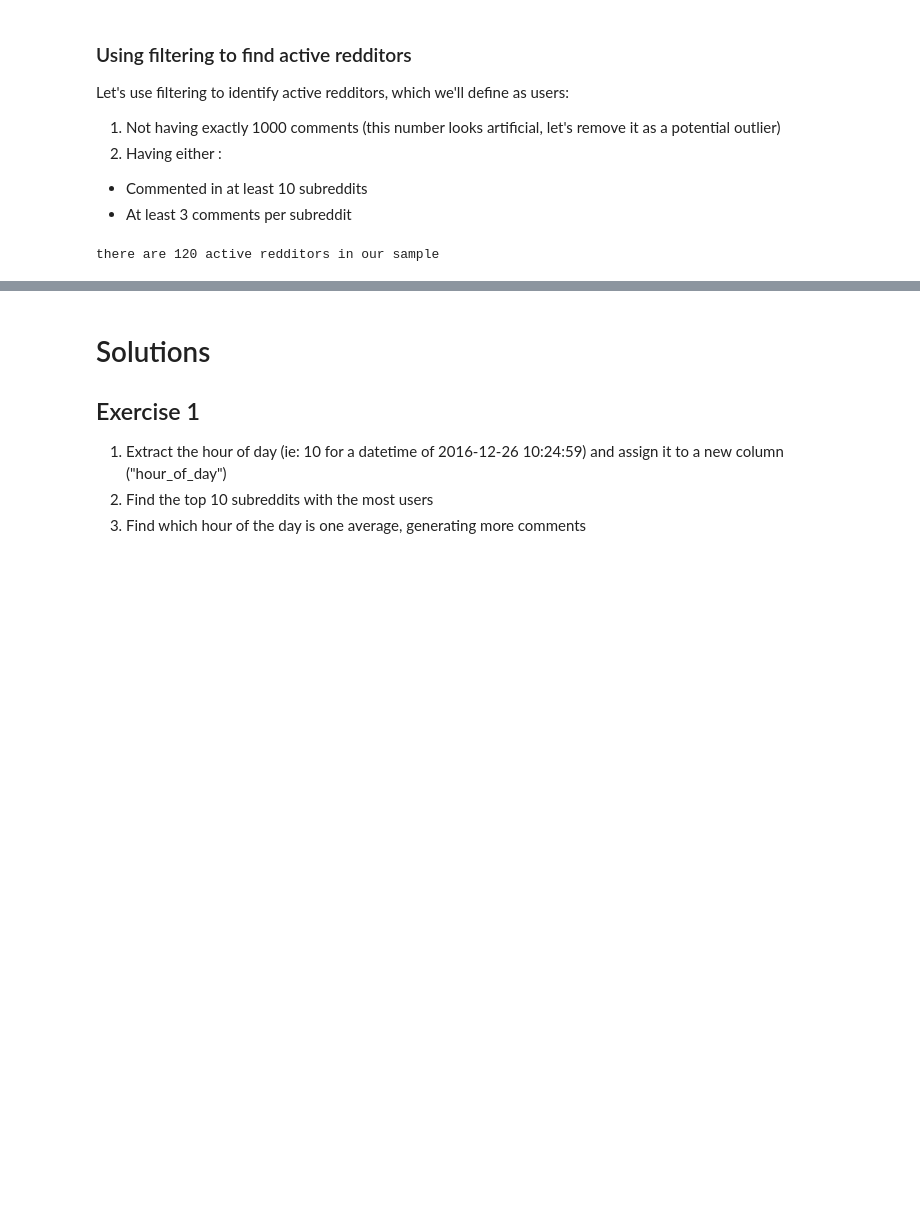
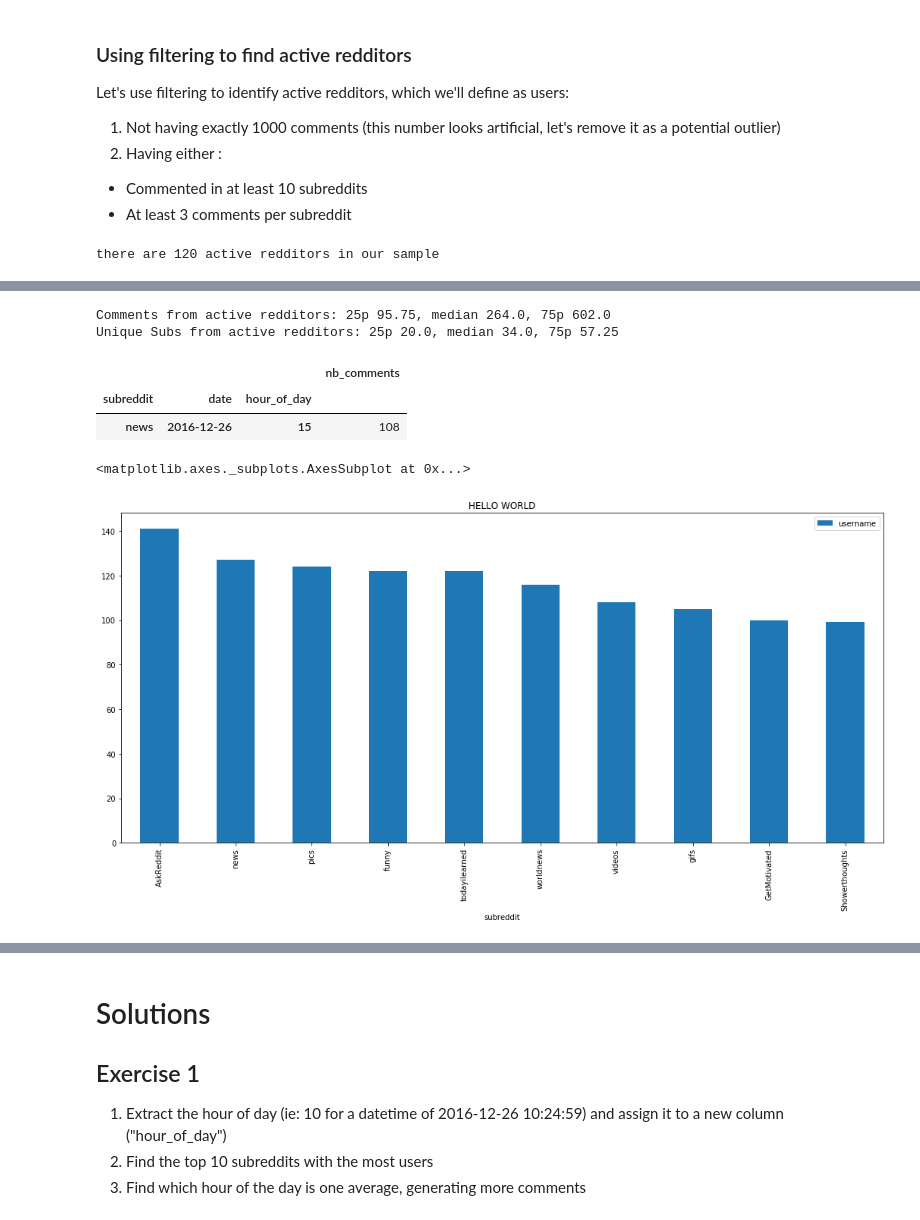
Before and after one commit to niparis/ga-intermediate-python-ds, a Jupyter notebook: 01 - pandas/intro-to-pandas.ipynb, the cells around one changed output, grey strips where cells are left out. Cells and saved outputs as stored; diff of their text form; code cells hidden in the pictures; blank space fills up the shorter version.

```diff
--- a/01 - pandas/intro-to-pandas.ipynb
+++ b/01 - pandas/intro-to-pandas.ipynb
@@ -188,0 +192,10 @@ Name: subreddit, dtype: int64
+# %%
+### Type solution here
+
+# 1
+s = df['utc'][0]
+# %%
+def transform_to_hour(s):
+    return s.hour
+
+df['hour_of_day'] = df['utc'].apply(transform_to_hour)
@@ -348,0 +396,5 @@ Name: utc, dtype: int64
+# %%
+def check_trump(elem):
+    return 'trump' in elem.lower()
+# %%
+df['is_trump'] = df['username'].apply(check_trump)
@@ -367,0 +537,43 @@ Name: utc, dtype: int64
+# %%
+### exercise 2
+# For active redditors, find the median number of comments, the 25th and 75th percentile of unique_subs
+active_redditors
+comments_25, comments_50, comments_75 = np.percentile(active_redditors['comments'], q=(25, 50, 75))
+unique_subs_25, unique_subs_50, unique_subs_75 = np.percentile(active_redditors['unique_subs'], q=(25, 50, 75))
+
+msg = f"""
+Comments from active redditors: 25p {comments_25}, median {comments_50}, 75p {comments_75}
+Unique Subs from active redditors: 25p {unique_subs_25}, median {unique_subs_50}, 75p {unique_subs_75}
+"""
+print(msg)
+# %% [output]
+Comments from active redditors: 25p 95.75, median 264.0, 75p 602.0
+Unique Subs from active redditors: 25p 20.0, median 34.0, 75p 57.25
+# %%
+## Exercise 3
+# Find the subreddit with the most comments in one hour (including the date component)
+(df.groupby(['subreddit', 'date', 'hour_of_day'])
+   .agg({'utc': 'count'})
+   .sort_values(by='utc', ascending=False)
+   .head(1)
+   .rename(columns={"utc": 'nb_comments'})
+)
+# %% [output]
+|  |  |  | nb_comments |
+| subreddit | date | hour_of_day |  |
+| news | 2016-12-26 | 15 | 108 |
+# %%
+import matplotlib.pyplot as plt
+%matplotlib inline
+
+## exercise 4
+to_plot = (df.groupby('subreddit')
+   .agg({'username': lambda x: len(set(x)) })
+   .sort_values(by='username', ascending=False)
+   .head(10)
+)
+
+to_plot.plot(figsize=(18, 8), kind='bar', title='HELLO WORLD')
+# %% [output]
+<matplotlib.axes._subplots.AxesSubplot at 0x...>
+[figure, added]
```
Also changed, not shown: parts of 48 cells of this notebook.
